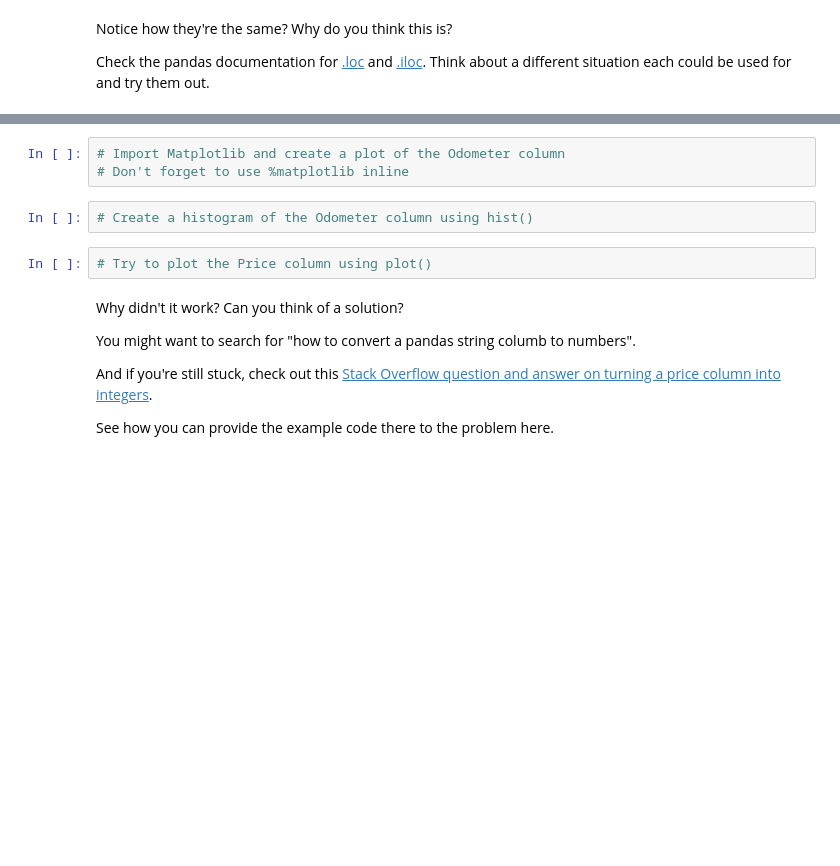
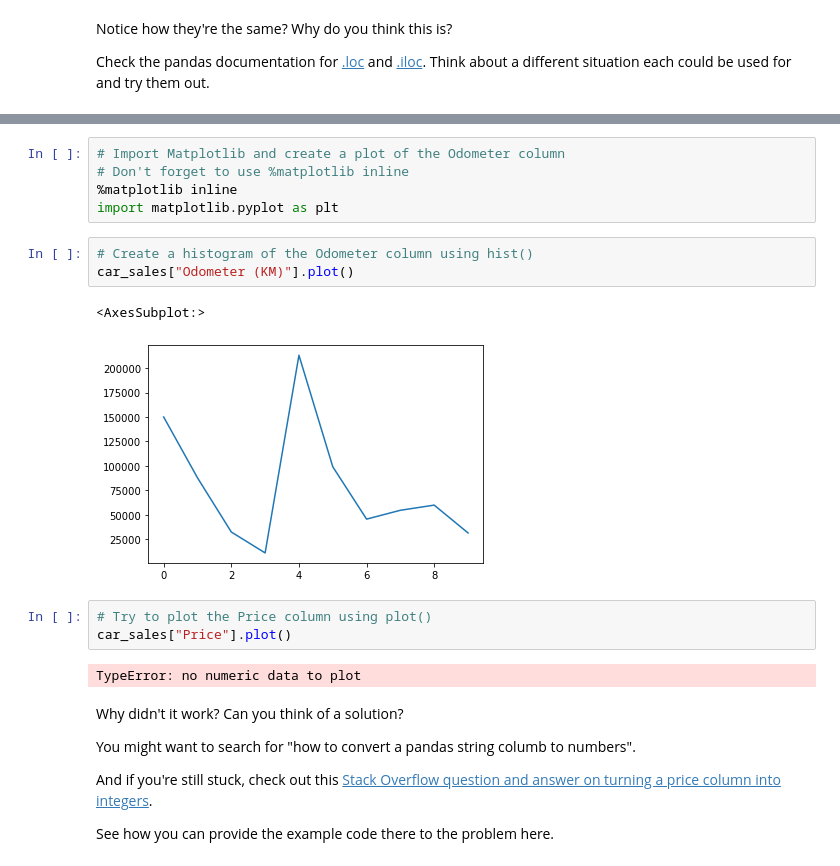
Before and after one commit to NguyenNguyen1995/Complete-Machine-Learning-And-Data-Science-Bootcamp-2021, a Jupyter notebook: exercises/pandas-exercises.ipynb, the cells around one changed output, grey strips where cells are left out. Drawn from its saved outputs; the diff is of its cells as text; blank space fills up the shorter version.

```diff
--- a/exercises/pandas-exercises.ipynb
+++ b/exercises/pandas-exercises.ipynb
@@ -139,10 +231,19 @@ Check the pandas documentation for [.loc](https://pandas.pydata.org/pandas-docs/
 # %%
 # Import Matplotlib and create a plot of the Odometer column
 # Don't forget to use %matplotlib inline
+%matplotlib inline
+import matplotlib.pyplot as plt
 # %%
 # Create a histogram of the Odometer column using hist()
+car_sales["Odometer (KM)"].plot()
+# %% [output]
+<AxesSubplot:>
+[figure, added]
 # %%
 # Try to plot the Price column using plot()
+car_sales["Price"].plot()
+# %% [output]
+TypeError: no numeric data to plot
 # %% [markdown]
 Why didn't it work? Can you think of a solution?
 
```
Also changed, not shown: parts of 36 cells of this notebook.
